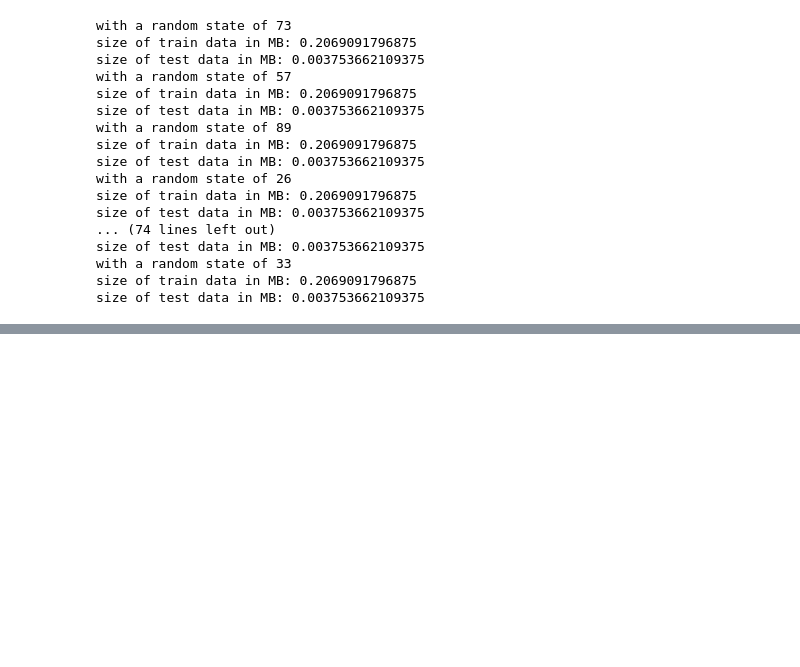
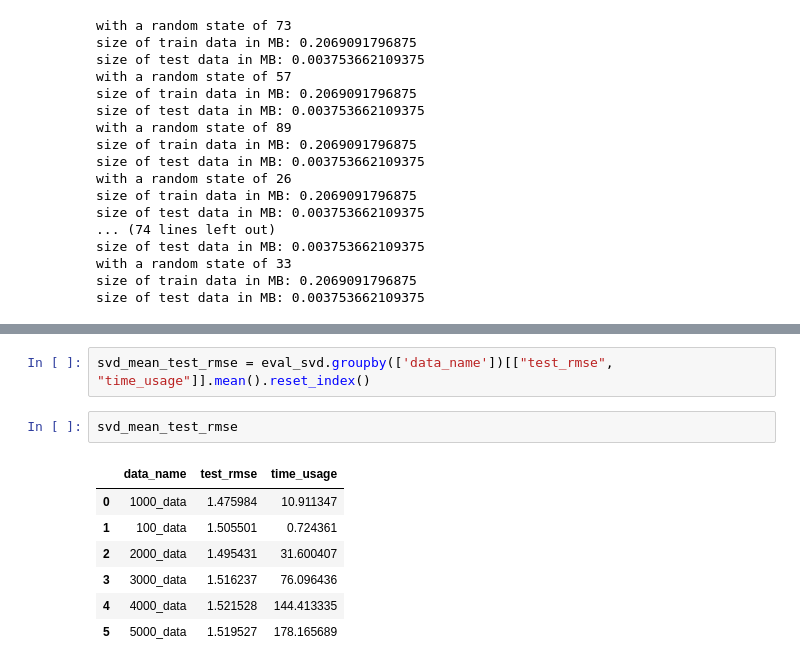
Before and after one commit to fauzanebd/merchant_recommendation_system, a Jupyter notebook: analyze_mf.ipynb, the cells around one changed output, grey strips where cells are left out. Saved outputs shown, nothing was run; the diff lists cells and outputs as text; blank space fills up the shorter version.

```diff
--- a/analyze_mf.ipynb
+++ b/analyze_mf.ipynb
@@ -88,0 +125,12 @@ size of test data in MB: 0.003753662109375
+# %%
+svd_mean_test_rmse = eval_svd.groupby(['data_name'])[["test_rmse", "time_usage"]].mean().reset_index()
+# %%
+svd_mean_test_rmse
+# %% [output]
+|  | data_name | test_rmse | time_usage |
+| 0 | 1000_data | 1.475984 | 10.911347 |
+| 1 | 100_data | 1.505501 | 0.724361 |
+| 2 | 2000_data | 1.495431 | 31.600407 |
+| 3 | 3000_data | 1.516237 | 76.096436 |
+| 4 | 4000_data | 1.521528 | 144.413335 |
+| 5 | 5000_data | 1.519527 | 178.165689 |
```
Also changed, not shown: parts of 5 cells of this notebook, 2 other files.
